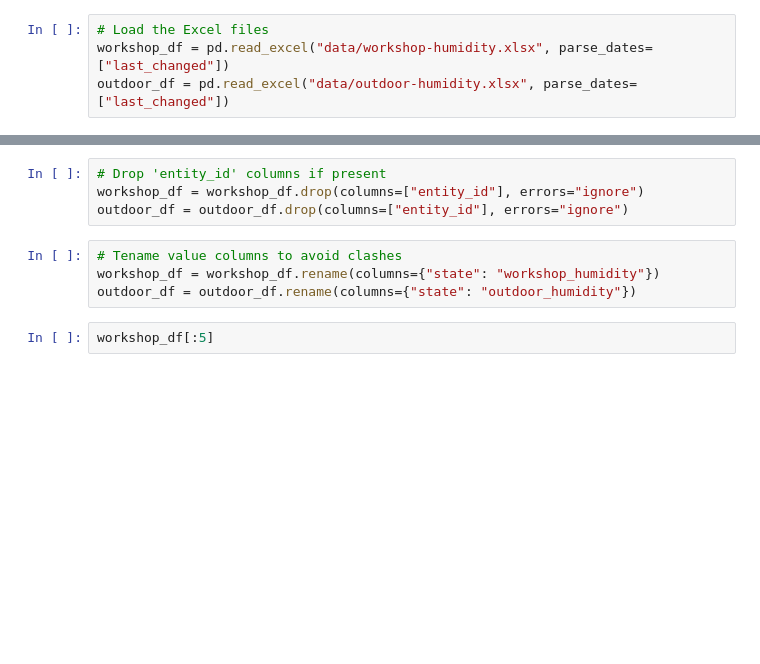
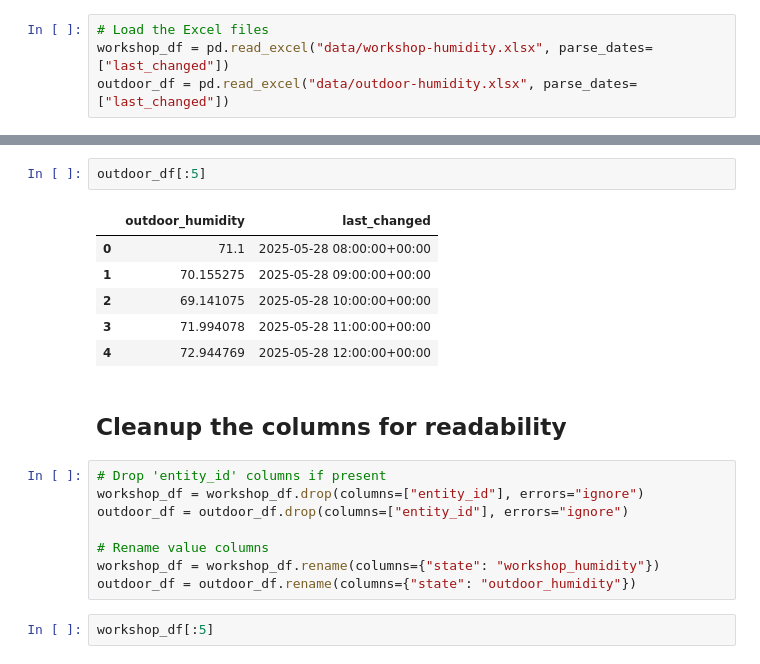
Before and after one commit to benjiao/workshop-climate-analysis, a Jupyter notebook: Dehumidifier Effect.ipynb, the cells around one changed output, grey strips where cells are left out. Drawn from its saved outputs; the diff is of its cells as text; blank space fills up the shorter version.

```diff
--- a/Dehumidifier Effect.ipynb
+++ b/Dehumidifier Effect.ipynb
@@ -16,11 +20,22 @@ workshop_df[:5]
+# %%
+outdoor_df[:5]
+# %% [output]
+|  | outdoor_humidity | last_changed |
+| 0 | 71.1 | 2025-05-28 08:00:00+00:00 |
+| 1 | 70.155275 | 2025-05-28 09:00:00+00:00 |
+| 2 | 69.141075 | 2025-05-28 10:00:00+00:00 |
+| 3 | 71.994078 | 2025-05-28 11:00:00+00:00 |
+| 4 | 72.944769 | 2025-05-28 12:00:00+00:00 |
+# %% [markdown]
+## Cleanup the columns for readability
 # %%
 # Drop 'entity_id' columns if present
 workshop_df = workshop_df.drop(columns=["entity_id"], errors="ignore")
 outdoor_df = outdoor_df.drop(columns=["entity_id"], errors="ignore")
+
+# Rename value columns
+workshop_df = workshop_df.rename(columns={"state": "workshop_humidity"})
+outdoor_df = outdoor_df.rename(columns={"state": "outdoor_humidity"})
-# %%
-# Tename value columns to avoid clashes
-workshop_df = workshop_df.rename(columns={"state": "workshop_humidity"})
-outdoor_df = outdoor_df.rename(columns={"state": "outdoor_humidity"})
 # %%
 workshop_df[:5]
 # %% [output]
```
Also changed, not shown: parts of 7 cells of this notebook.
